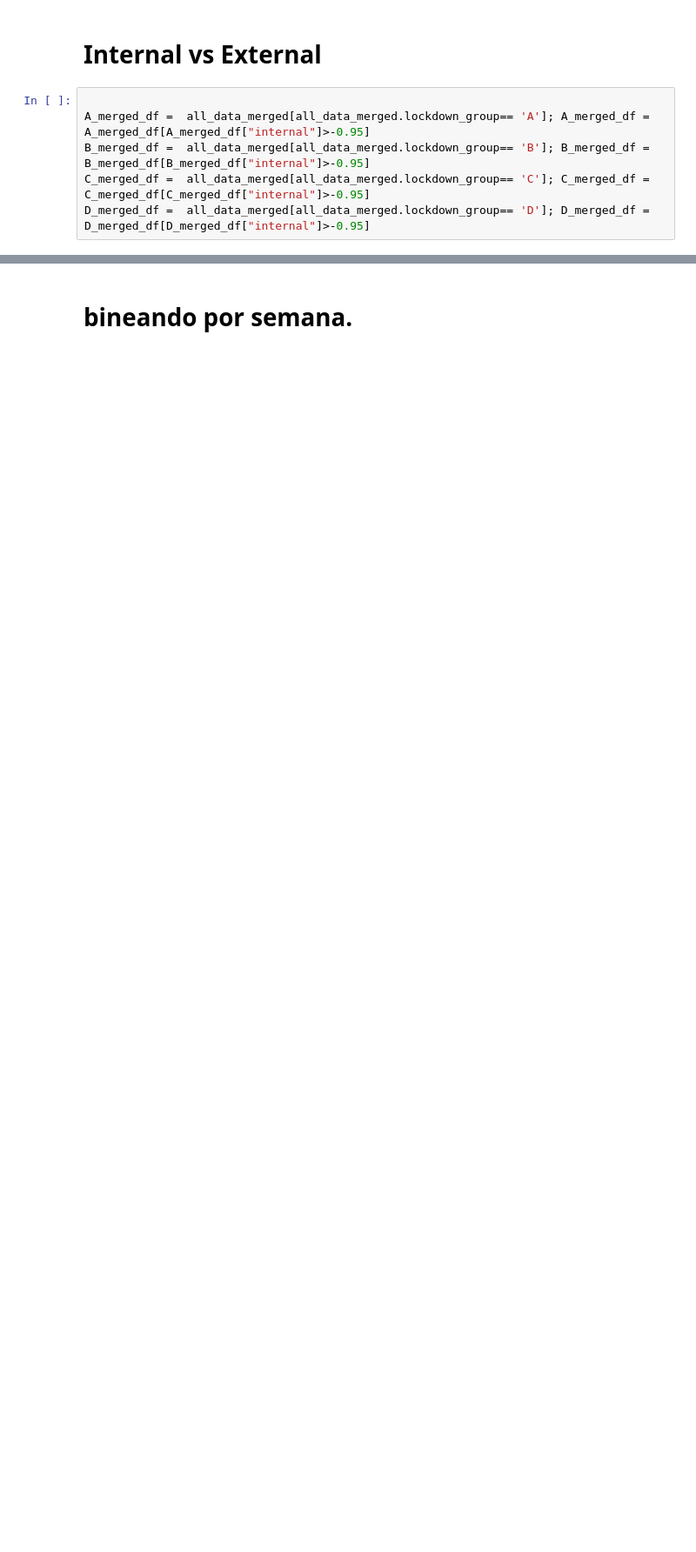
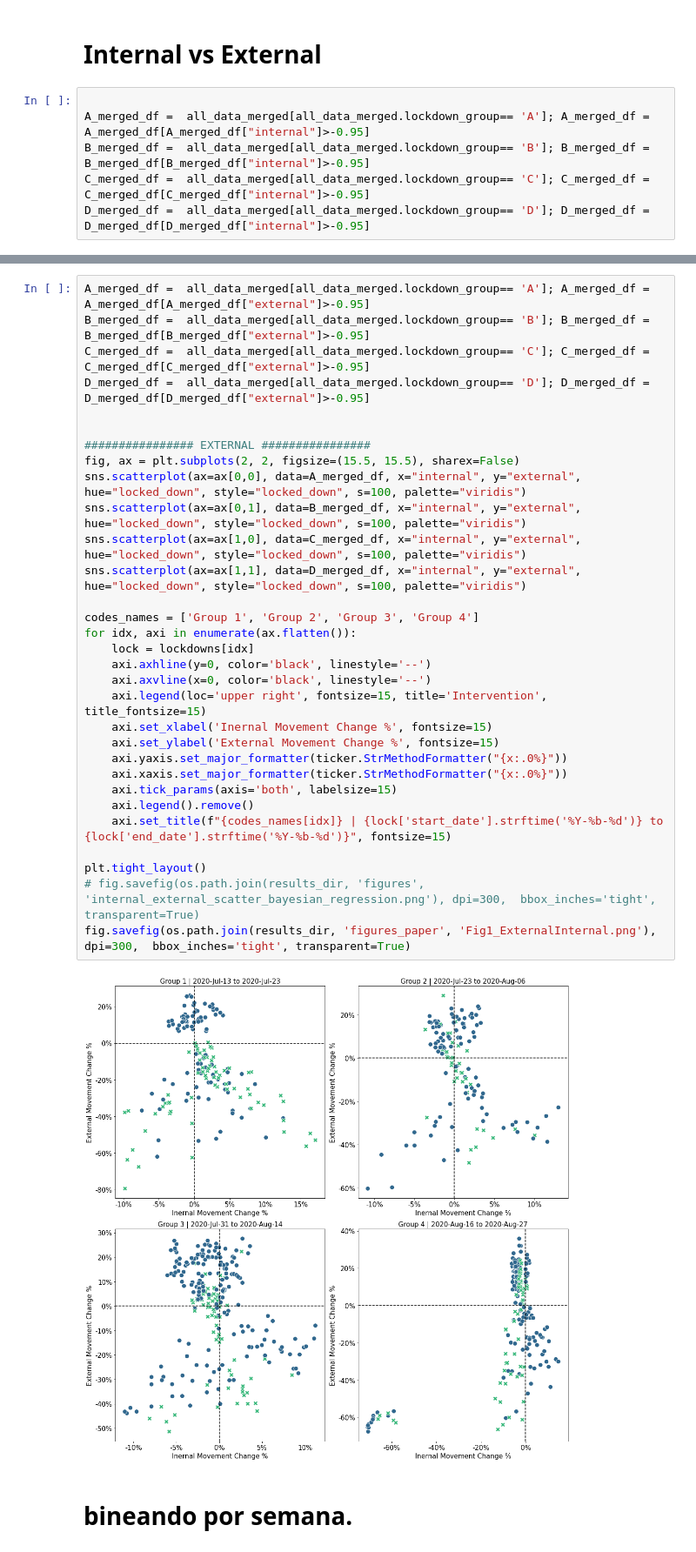
Before and after one commit to ChaosDonkey06/bogota_covid19_lockdowns, a Jupyter notebook: rt_percentual_change.ipynb, the cells around one changed output, grey strips where cells are left out. Shown at 87% size. Cells and saved outputs as stored; diff of their text form; blank space fills up the shorter version.

```diff
--- a/rt_percentual_change.ipynb
+++ b/rt_percentual_change.ipynb
@@ -671,5 +671,38 @@ fig.savefig(os.path.join(results_dir, 'figures', 'internal_external_scatter_baye
 # %% [output]
 [figure]
+# %%
+A_merged_df =  all_data_merged[all_data_merged.lockdown_group== 'A']; A_merged_df = A_merged_df[A_merged_df["external"]>-0.95]
+B_merged_df =  all_data_merged[all_data_merged.lockdown_group== 'B']; B_merged_df = B_merged_df[B_merged_df["external"]>-0.95]
+C_merged_df =  all_data_merged[all_data_merged.lockdown_group== 'C']; C_merged_df = C_merged_df[C_merged_df["external"]>-0.95]
+D_merged_df =  all_data_merged[all_data_merged.lockdown_group== 'D']; D_merged_df = D_merged_df[D_merged_df["external"]>-0.95]
+
+
+################ EXTERNAL ################
+fig, ax = plt.subplots(2, 2, figsize=(15.5, 15.5), sharex=False)
+sns.scatterplot(ax=ax[0,0], data=A_merged_df, x="internal", y="external", hue="locked_down", style="locked_down", s=100, palette="viridis")
+sns.scatterplot(ax=ax[0,1], data=B_merged_df, x="internal", y="external", hue="locked_down", style="locked_down", s=100, palette="viridis")
+sns.scatterplot(ax=ax[1,0], data=C_merged_df, x="internal", y="external", hue="locked_down", style="locked_down", s=100, palette="viridis")
+sns.scatterplot(ax=ax[1,1], data=D_merged_df, x="internal", y="external", hue="locked_down", style="locked_down", s=100, palette="viridis")
+
+codes_names = ['Group 1', 'Group 2', 'Group 3', 'Group 4']
+for idx, axi in enumerate(ax.flatten()):
+    lock = lockdowns[idx]
+    axi.axhline(y=0, color='black', linestyle='--')
+    axi.axvline(x=0, color='black', linestyle='--')
+    axi.legend(loc='upper right', fontsize=15, title='Intervention', title_fontsize=15)
+    axi.set_xlabel('Inernal Movement Change %', fontsize=15)
+    axi.set_ylabel('External Movement Change %', fontsize=15)
+    axi.yaxis.set_major_formatter(ticker.StrMethodFormatter("{x:.0%}"))
+    axi.xaxis.set_major_formatter(ticker.StrMethodFormatter("{x:.0%}"))
+    axi.tick_params(axis='both', labelsize=15)
+    axi.legend().remove()
+    axi.set_title(f"{codes_names[idx]} | {lock['start_date'].strftime('%Y-%b-%d')} to {lock['end_date'].strftime('%Y-%b-%d')}", fontsize=15)
+
+plt.tight_layout()
+# fig.savefig(os.path.join(results_dir, 'figures', 'internal_external_scatter_bayesian_regression.png'), dpi=300,  bbox_inches='tight', transparent=True)
+fig.savefig(os.path.join(results_dir, 'figures_paper', 'Fig1_ExternalInternal.png'), dpi=300,  bbox_inches='tight', transparent=True)
+# %% [output]
+[figure, added]
 # %% [markdown]
 #  bineando por semana.
 # %%
```
Also changed, not shown: parts of 6 cells of this notebook, 4 other files.
